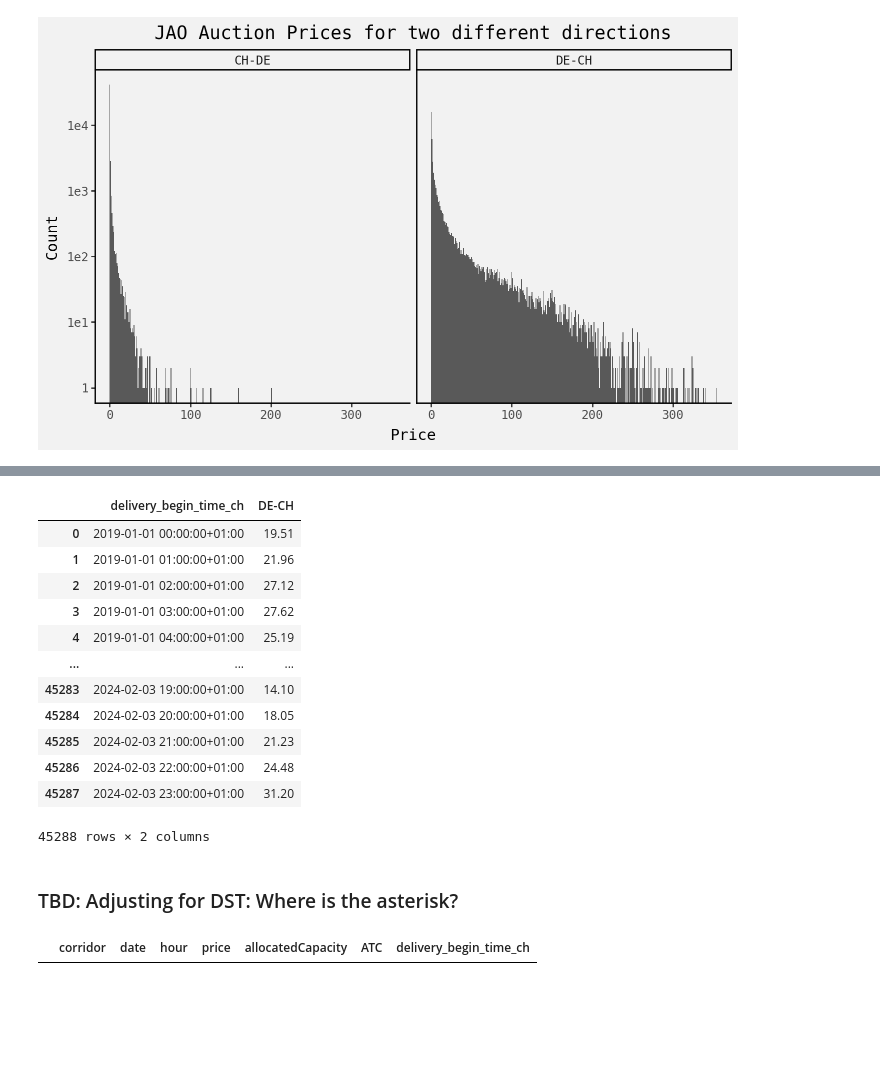
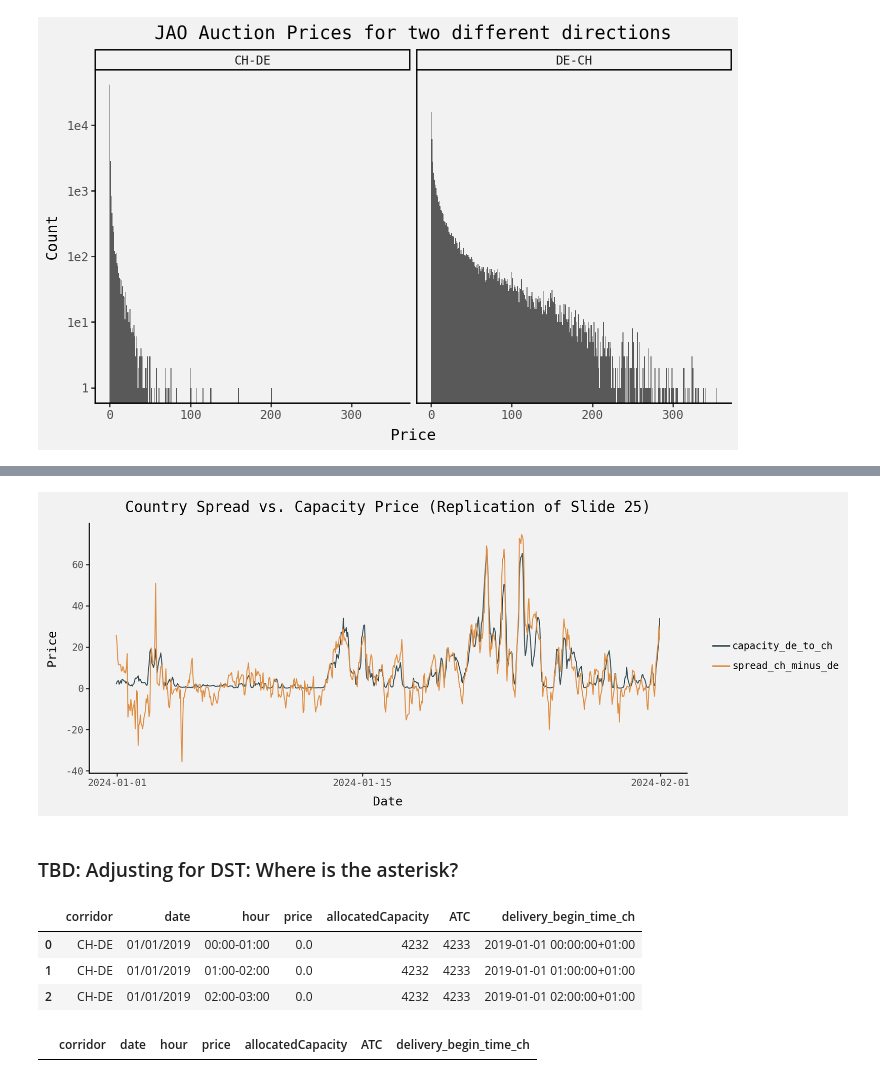
Before and after one commit to MathiasSteilen/RWE-ETH-Power-Trading, a Jupyter notebook: 00_Data Retrieval and Cleaning/0_jao_api.ipynb, the cells around one changed output, grey strips where cells are left out. Drawn from its saved outputs; the diff is of its cells as text; code cells hidden in the pictures; blank space fills up the shorter version.

Commit message:
Explaining data received by JAO API a bit more

```diff
--- a/00_Data Retrieval and Cleaning/0_jao_api.ipynb
+++ b/00_Data Retrieval and Cleaning/0_jao_api.ipynb
@@ -286,21 +352,46 @@ chde.filter(["delivery_begin_time_ch", "price"]).rename(columns={"price": "CH-DE
-# %%
-dech.filter(["delivery_begin_time_ch", "price"]).rename(columns={"price": "DE-CH"})
-# %% [output]
-|  | delivery_begin_time_ch | DE-CH |
-| 0 | 2019-01-01 00:00:00+01:00 | 19.51 |
-| 1 | 2019-01-01 01:00:00+01:00 | 21.96 |
-| 2 | 2019-01-01 02:00:00+01:00 | 27.12 |
-| 3 | 2019-01-01 03:00:00+01:00 | 27.62 |
-| 4 | 2019-01-01 04:00:00+01:00 | 25.19 |
-| ... | ... | ... |
-| 45283 | 2024-02-03 19:00:00+01:00 | 14.10 |
-| 45284 | 2024-02-03 20:00:00+01:00 | 18.05 |
-| 45285 | 2024-02-03 21:00:00+01:00 | 21.23 |
-| 45286 | 2024-02-03 22:00:00+01:00 | 24.48 |
-| 45287 | 2024-02-03 23:00:00+01:00 | 31.20 |
-45288 rows × 2 columns
+# %%
+spot_ch = pd.read_csv("day_ahead_prices_CH.csv")
+spot_de = pd.read_csv("day_ahead_prices_DE_LU.csv")
+capacity_dech = pd.read_csv("jao_prices_DE-CH.csv")
+# %%
+(
+    pn.ggplot(
+        data=(
+            spot_ch.rename(columns={"price": "price_ch"})
+            .merge(spot_de.rename(columns={"price": "price_de"}), how="left")
+            .assign(spread_ch_minus_de=lambda x: x["price_ch"] - x["price_de"])
+            .drop(["price_ch", "price_de"], axis=1)
+            .merge(
+                capacity_dech.filter(["delivery_begin_time_ch", "price"]).rename(
+                    columns={"price": "capacity_de_to_ch"}
+                ),
+                how="left",
+                left_on="date",
+                right_on="delivery_begin_time_ch",
+            )
+            .drop("delivery_begin_time_ch", axis=1)
+            .query("date > '2024-01-01'")
+            .assign(date=lambda x: pd.to_datetime(x["date"], utc=True))
+            .melt("date")
+        ),
+        mapping=pn.aes(x="date", y="value", colour="variable"),
+    )
+    + pn.geom_line()
+    + pn.labs(title="Country Spread vs. Capacity Price (Replication of Slide 25)", y="Price", x="Date", colour="")
+    + pn.scale_colour_manual(values=jama_colour)
+    + pn.theme(figure_size=[10, 4])
+)
+# %% [output]
+[figure, added]
 # %% [markdown]
 ### TBD: Adjusting for DST: Where is the asterisk?
+# %%
+jao_prices.head(3)
+# %% [output]
+|  | corridor | date | hour | price | allocatedCapacity | ATC | delivery_begin_time_ch |
+| 0 | CH-DE | 01/01/2019 | 00:00-01:00 | 0.0 | 4232 | 4233 | 2019-01-01 00:00:00+01:00 |
+| 1 | CH-DE | 01/01/2019 | 01:00-02:00 | 0.0 | 4232 | 4233 | 2019-01-01 01:00:00+01:00 |
+| 2 | CH-DE | 01/01/2019 | 02:00-03:00 | 0.0 | 4232 | 4233 | 2019-01-01 02:00:00+01:00 |
 # %%
 jao_prices.query("'*' in hour")
 # %% [output]
```
Also changed, not shown: parts of 9 cells of this notebook, 1 other file.
